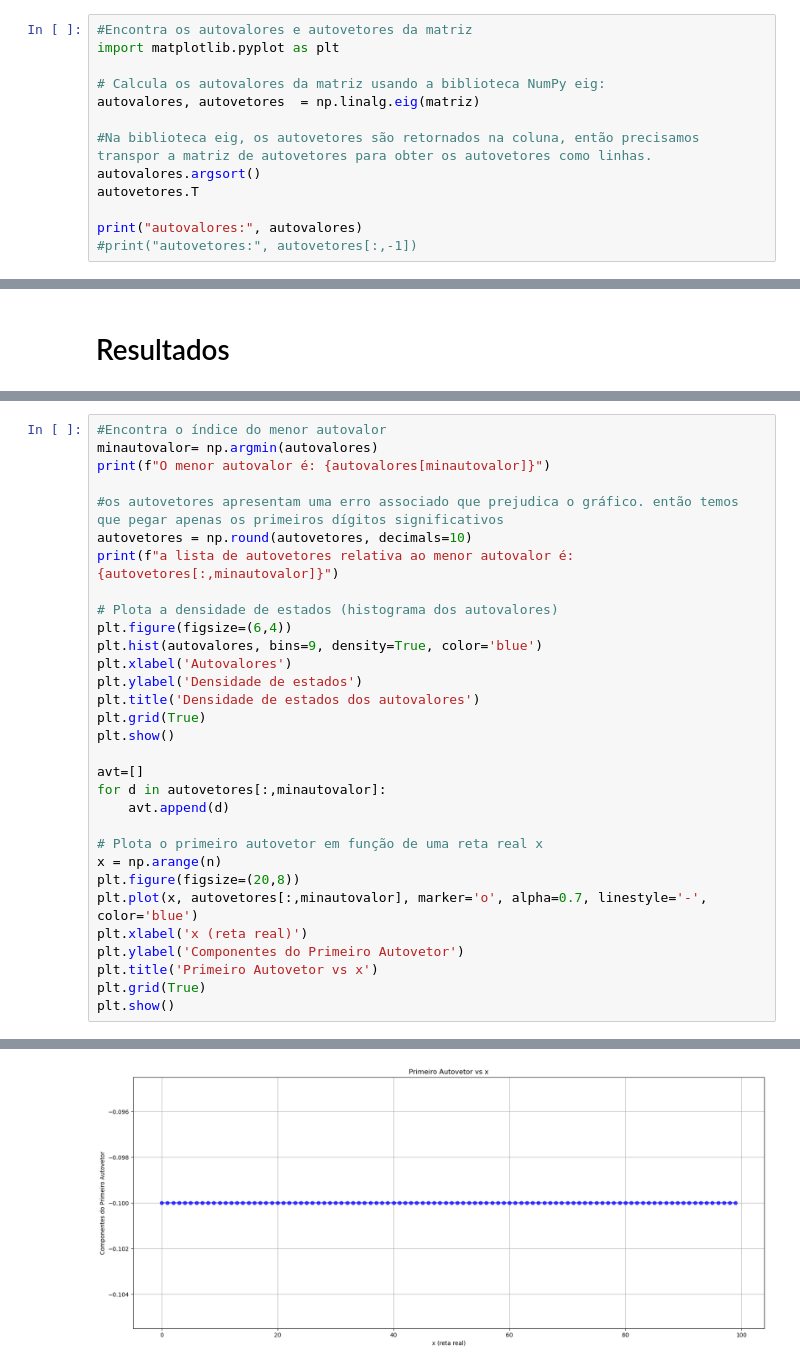
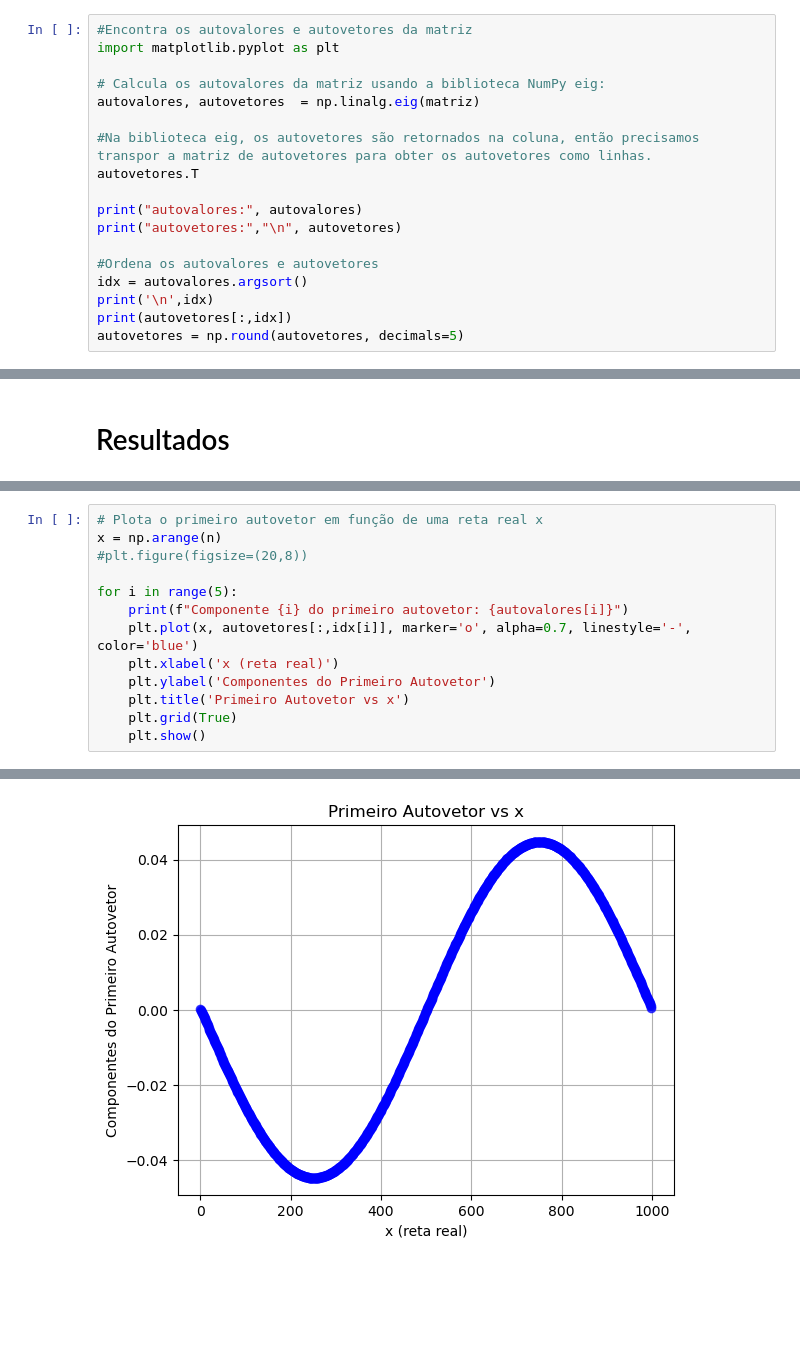
Before and after one commit to enzo-souza/Autovalores-e-Autovetores-de-um-sistema-massa-mola-circular, a Jupyter notebook: homogêneo.ipynb, the cells around one changed output, grey strips where cells are left out. Drawn from its saved outputs; the diff is of its cells as text; blank space fills up the shorter version.

```diff
--- a/homogêneo.ipynb
+++ b/homogêneo.ipynb
@@ -123,9 +123,14 @@ import matplotlib.pyplot as plt
 autovalores, autovetores  = np.linalg.eig(matriz)
 
 #Na biblioteca eig, os autovetores são retornados na coluna, então precisamos transpor a matriz de autovetores para obter os autovetores como linhas.
-autovalores.argsort()
 autovetores.T
 
 print("autovalores:", autovalores)
-#print("autovetores:", autovetores[:,-1])
+print("autovetores:","\n", autovetores)
+
+#Ordena os autovalores e autovetores
+idx = autovalores.argsort()
+print('\n',idx)
+print(autovetores[:,idx])
+autovetores = np.round(autovetores, decimals=5)
 # %% [output]
@@ -156,32 +171,14 @@ Desta forma, os autovalores serão os mesmos e o gráfico será uma reta:
 # %%
-#Encontra o índice do menor autovalor
-minautovalor= np.argmin(autovalores)
-print(f"O menor autovalor é: {autovalores[minautovalor]}")
-
-#os autovetores apresentam uma erro associado que prejudica o gráfico. então temos que pegar apenas os primeiros dígitos significativos
-autovetores = np.round(autovetores, decimals=10)
-print(f"a lista de autovetores relativa ao menor autovalor é: {autovetores[:,minautovalor]}")
-
-# Plota a densidade de estados (histograma dos autovalores)
-plt.figure(figsize=(6,4))
-plt.hist(autovalores, bins=9, density=True, color='blue')
-plt.xlabel('Autovalores')
-plt.ylabel('Densidade de estados')
-plt.title('Densidade de estados dos autovalores')
-plt.grid(True)
-plt.show()
-
-avt=[]
-for d in autovetores[:,minautovalor]:
-    avt.append(d)
-
 # Plota o primeiro autovetor em função de uma reta real x
 x = np.arange(n)
-plt.figure(figsize=(20,8))
-plt.plot(x, autovetores[:,minautovalor], marker='o', alpha=0.7, linestyle='-', color='blue')
-plt.xlabel('x (reta real)')
-plt.ylabel('Componentes do Primeiro Autovetor')
-plt.title('Primeiro Autovetor vs x')
-plt.grid(True)
-plt.show()
+#plt.figure(figsize=(20,8))
+
+for i in range(5):
+    print(f"Componente {i} do primeiro autovetor: {autovalores[i]}")
+    plt.plot(x, autovetores[:,idx[i]], marker='o', alpha=0.7, linestyle='-', color='blue')
+    plt.xlabel('x (reta real)')
+    plt.ylabel('Componentes do Primeiro Autovetor')
+    plt.title('Primeiro Autovetor vs x')
+    plt.grid(True)
+    plt.show()
 # %% [output]
@@ -198 +188 @@ a lista de autovetores relativa ao menor autovalor é: [-0.1 -0.1 -0.1 -0.1 -0.1
-[figure, old version]
+[figure, new version]
```
Also changed, not shown: parts of 15 cells of this notebook.
